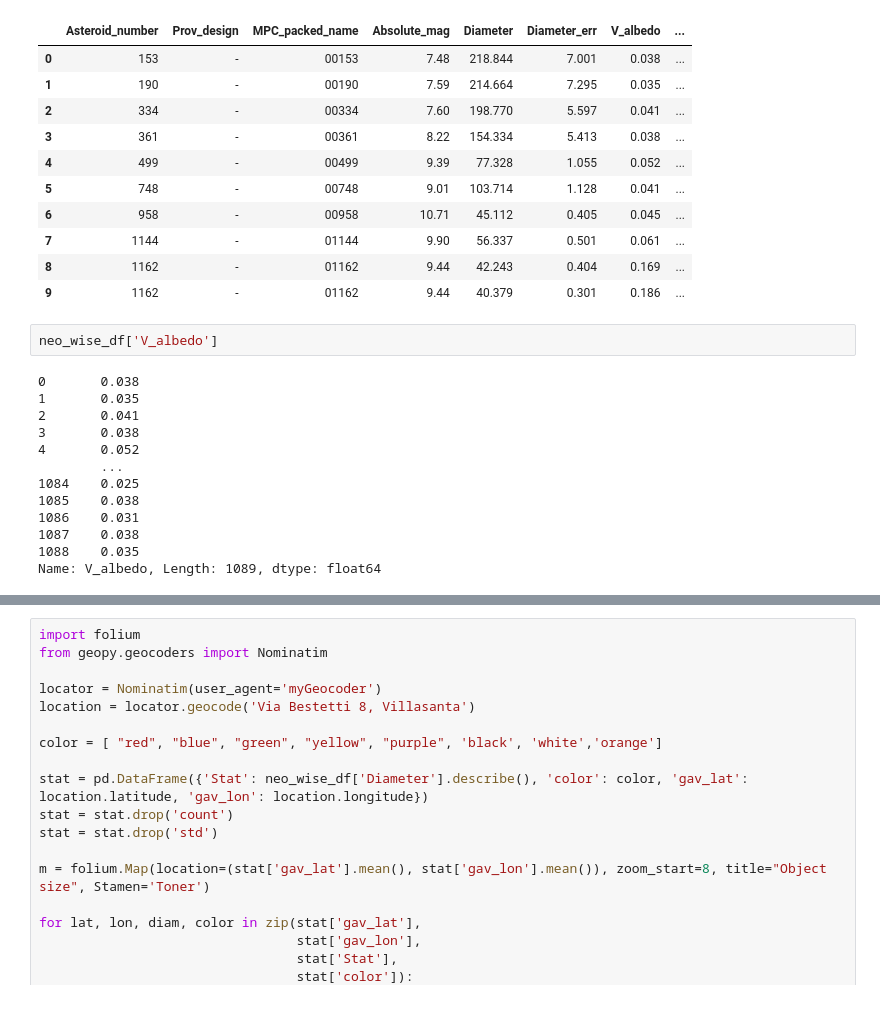
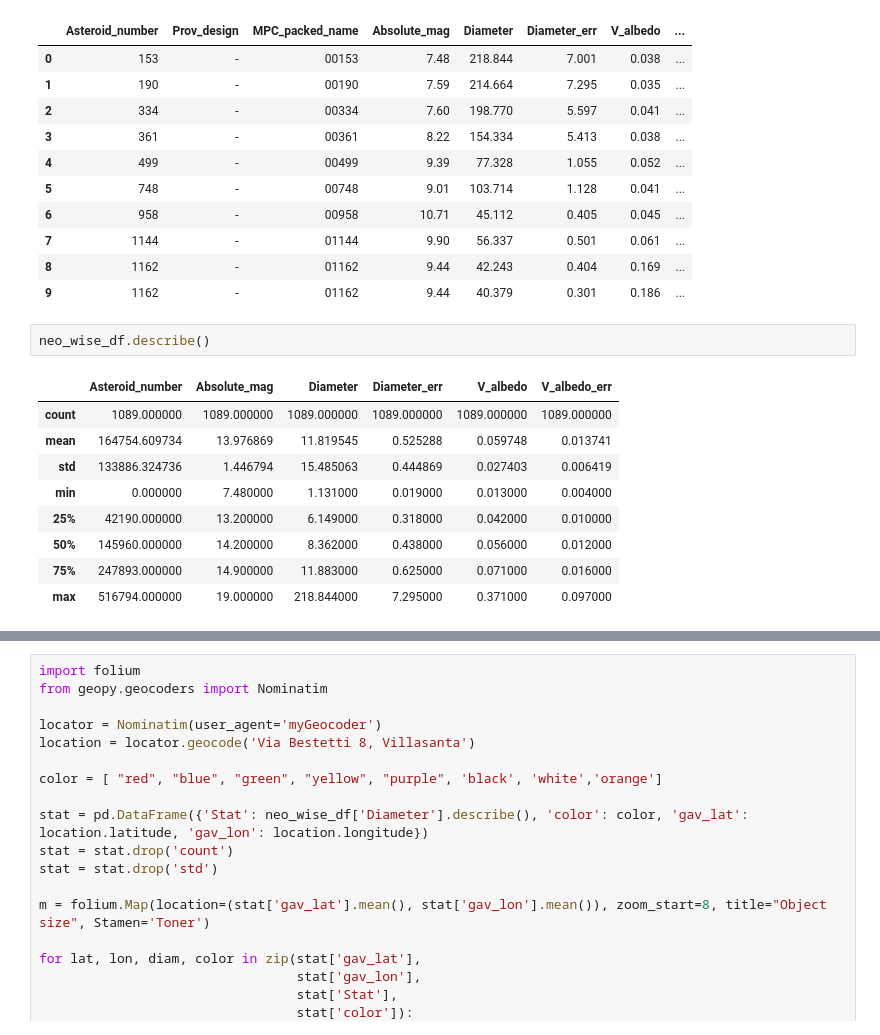
Before and after one commit to alexfum75/Jupiter_Asteroids, a Jupyter notebook: Hilda.ipynb, the cells around one changed output, grey strips where cells are left out. Cells and saved outputs as stored; diff of their text form.

```diff
--- a/Hilda.ipynb
+++ b/Hilda.ipynb
@@ -403,20 +430,17 @@ neo_wise_df.head(10)
 | 8 | 1162 | - | 01162 | 9.44 | 42.243 | 0.404 | 0.169 | ... |
 | 9 | 1162 | - | 01162 | 9.44 | 40.379 | 0.301 | 0.186 | ... |
 # %%
-neo_wise_df['V_albedo']
+neo_wise_df.describe()
 # %% [output]
-0       0.038
-1       0.035
-2       0.041
-3       0.038
-4       0.052
-        ...
-1084    0.025
-1085    0.038
-1086    0.031
-1087    0.038
-1088    0.035
-Name: V_albedo, Length: 1089, dtype: float64
+|  | Asteroid_number | Absolute_mag | Diameter | Diameter_err | V_albedo | V_albedo_err |
+| count | 1089.000000 | 1089.000000 | 1089.000000 | 1089.000000 | 1089.000000 | 1089.000000 |
+| mean | 164754.609734 | 13.976869 | 11.819545 | 0.525288 | 0.059748 | 0.013741 |
+| std | 133886.324736 | 1.446794 | 15.485063 | 0.444869 | 0.027403 | 0.006419 |
+| min | 0.000000 | 7.480000 | 1.131000 | 0.019000 | 0.013000 | 0.004000 |
+| 25% | 42190.000000 | 13.200000 | 6.149000 | 0.318000 | 0.042000 | 0.010000 |
+| 50% | 145960.000000 | 14.200000 | 8.362000 | 0.438000 | 0.056000 | 0.012000 |
+| 75% | 247893.000000 | 14.900000 | 11.883000 | 0.625000 | 0.071000 | 0.016000 |
+| max | 516794.000000 | 19.000000 | 218.844000 | 7.295000 | 0.371000 | 0.097000 |
 # %%
 import matplotlib.pyplot as plt
 fig, ((ax1, ax2)) = plt.subplots(1, 2, figsize=(14, 6), dpi=300)
```
Also changed, not shown: parts of 14 cells of this notebook.
